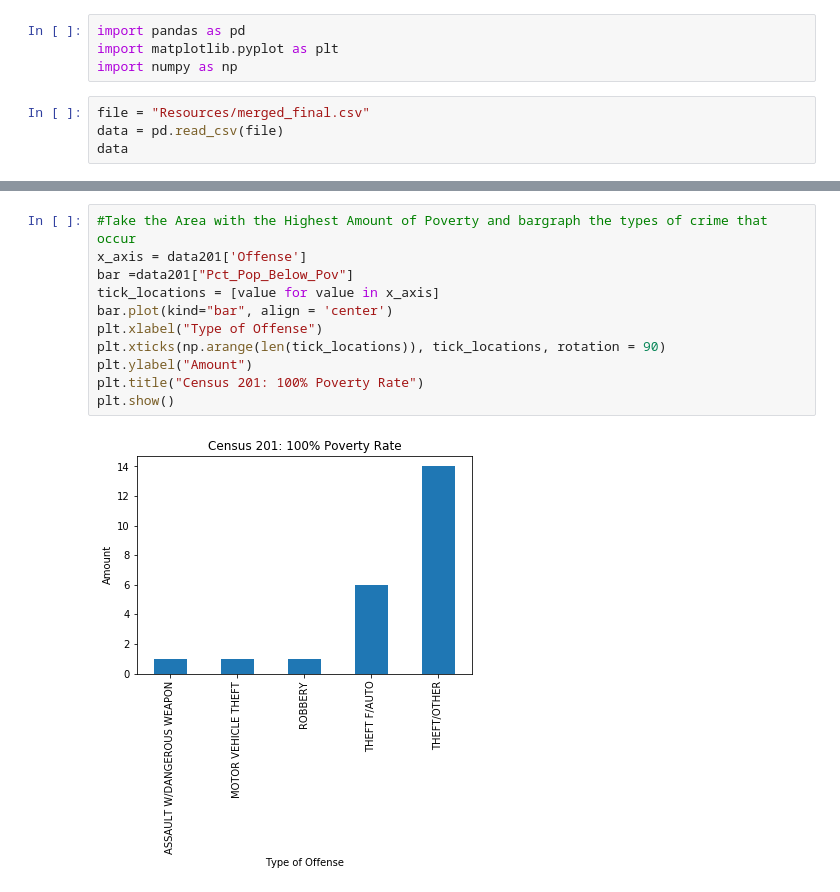
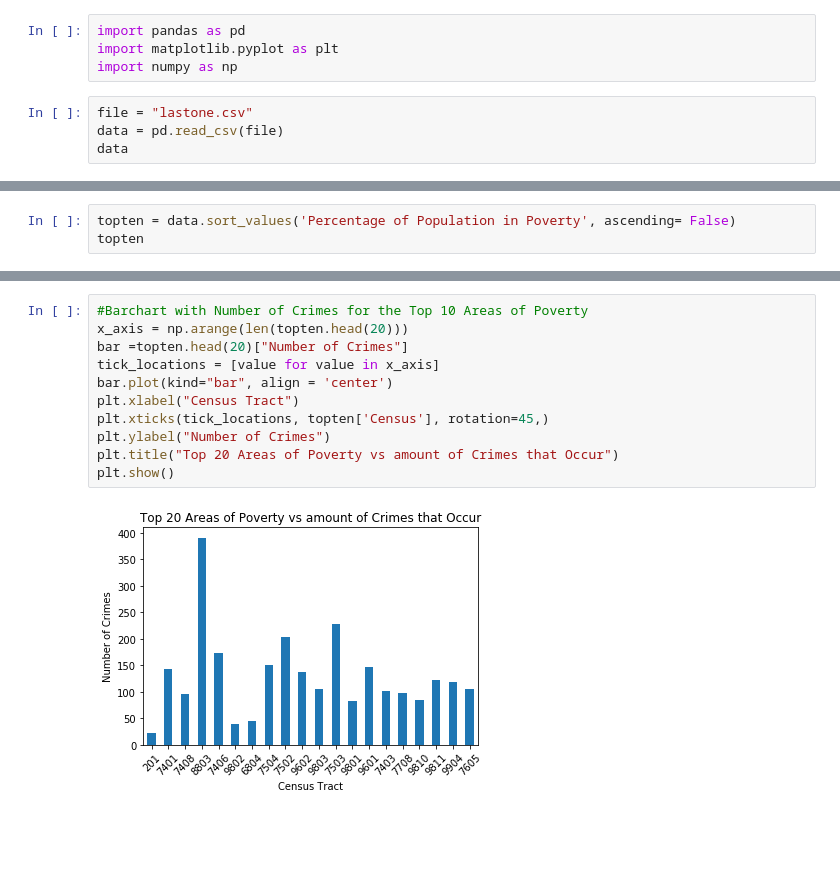
Before and after one commit to poojanagrecha/Crime-and-Poverty-WashingtonD.C, a Jupyter notebook: Pooja- merged_final.ipynb, the cells around one changed output, grey strips where cells are left out. Drawn from its saved outputs; the diff is of its cells as text; blank space fills up the shorter version.

Commit message:
graphs added

```diff
--- a/Pooja- merged_final.ipynb
+++ b/Pooja- merged_final.ipynb
@@ -3,7 +3,7 @@ import pandas as pd
 import matplotlib.pyplot as plt
 import numpy as np
 # %%
-file = "Resources/merged_final.csv"
+file = "lastone.csv"
 data = pd.read_csv(file)
 data
 # %% [output]
@@ -74,0 +58,3 @@ gbdata
+# %%
+topten = data.sort_values('Percentage of Population in Poverty', ascending= False)
+topten
@@ -85,13 +98,13 @@ data201
 # %%
-#Take the Area with the Highest Amount of Poverty and bargraph the types of crime that occur
-x_axis = data201['Offense']
-bar =data201["Pct_Pop_Below_Pov"]
+#Barchart with Number of Crimes for the Top 10 Areas of Poverty
+x_axis = np.arange(len(topten.head(20)))
+bar =topten.head(20)["Number of Crimes"]
 tick_locations = [value for value in x_axis]
 bar.plot(kind="bar", align = 'center')
-plt.xlabel("Type of Offense")
-plt.xticks(np.arange(len(tick_locations)), tick_locations, rotation = 90)
-plt.ylabel("Amount")
-plt.title("Census 201: 100% Poverty Rate")
+plt.xlabel("Census Tract")
+plt.xticks(tick_locations, topten['Census'], rotation=45,)
+plt.ylabel("Number of Crimes")
+plt.title("Top 20 Areas of Poverty vs amount of Crimes that Occur")
 plt.show()
 # %% [output]
-[figure, old version]
+[figure, new version]
```
Also changed, not shown: parts of 12 cells of this notebook.
